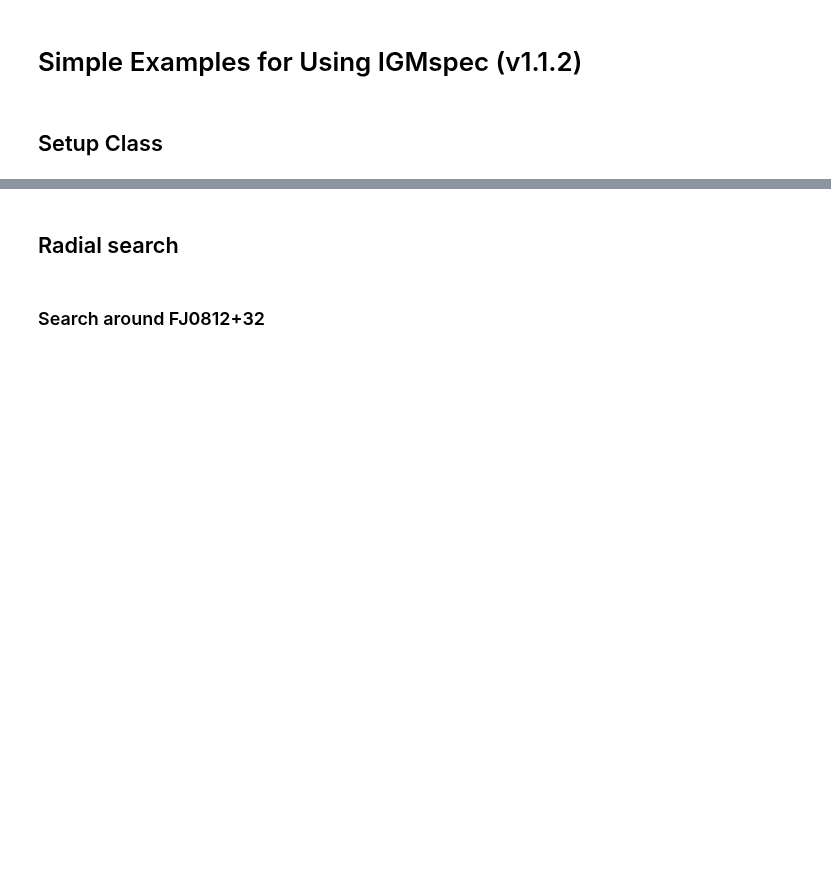
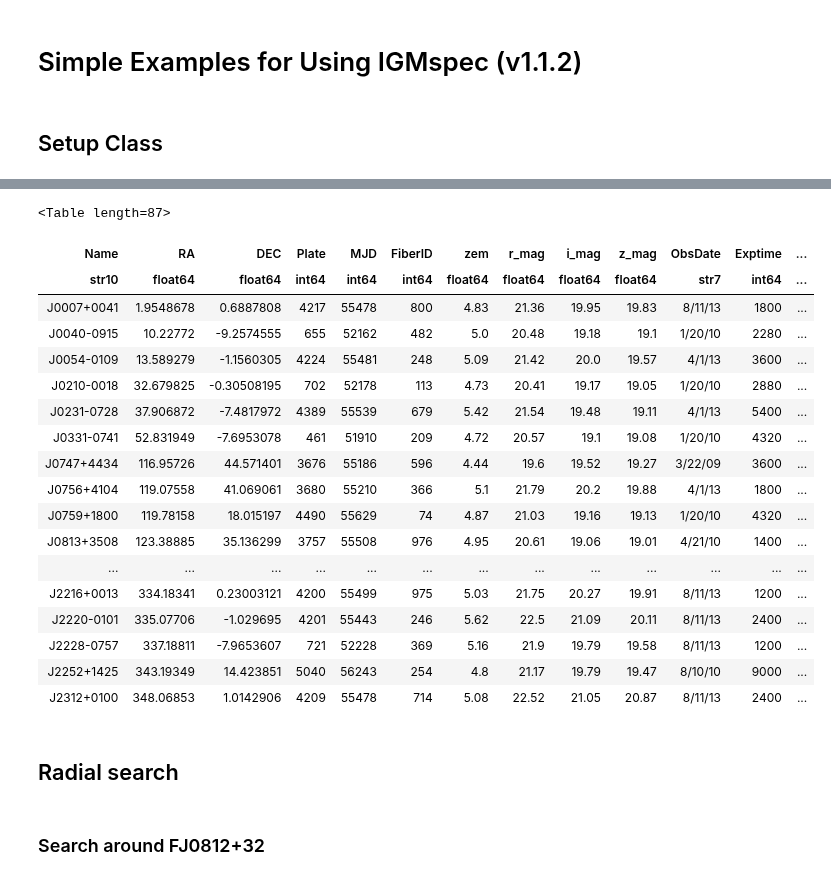
Before and after one commit to specdb/igmspec, a Jupyter notebook: docs/examples/Simple_Usage.ipynb, the cells around one changed output, grey strips where cells are left out. Cells and saved outputs as stored; diff of their text form; code cells hidden in the pictures; blank space fills up the shorter version.

```diff
--- a/docs/examples/Simple_Usage.ipynb
+++ b/docs/examples/Simple_Usage.ipynb
@@ -34,4 +34,28 @@ igmsp.idb
 >
+# %%
+meta = igmsp.grab_meta('ESI_DLA')
+# %%
+meta
+# %% [output]
+<Table length=87>
+| Name | RA | DEC | Plate | MJD | FiberID | zem | r_mag | i_mag | z_mag | ObsDate | Exptime | ... |
+| str10 | float64 | float64 | int64 | int64 | int64 | float64 | float64 | float64 | float64 | str7 | int64 | ... |
+| J0007+0041 | 1.9548678 | 0.6887808 | 4217 | 55478 | 800 | 4.83 | 21.36 | 19.95 | 19.83 | 8/11/13 | 1800 | ... |
+| J0040-0915 | 10.22772 | -9.2574555 | 655 | 52162 | 482 | 5.0 | 20.48 | 19.18 | 19.1 | 1/20/10 | 2280 | ... |
+| J0054-0109 | 13.589279 | -1.1560305 | 4224 | 55481 | 248 | 5.09 | 21.42 | 20.0 | 19.57 | 4/1/13 | 3600 | ... |
+| J0210-0018 | 32.679825 | -0.30508195 | 702 | 52178 | 113 | 4.73 | 20.41 | 19.17 | 19.05 | 1/20/10 | 2880 | ... |
+| J0231-0728 | 37.906872 | -7.4817972 | 4389 | 55539 | 679 | 5.42 | 21.54 | 19.48 | 19.11 | 4/1/13 | 5400 | ... |
+| J0331-0741 | 52.831949 | -7.6953078 | 461 | 51910 | 209 | 4.72 | 20.57 | 19.1 | 19.08 | 1/20/10 | 4320 | ... |
+| J0747+4434 | 116.95726 | 44.571401 | 3676 | 55186 | 596 | 4.44 | 19.6 | 19.52 | 19.27 | 3/22/09 | 3600 | ... |
+| J0756+4104 | 119.07558 | 41.069061 | 3680 | 55210 | 366 | 5.1 | 21.79 | 20.2 | 19.88 | 4/1/13 | 1800 | ... |
+| J0759+1800 | 119.78158 | 18.015197 | 4490 | 55629 | 74 | 4.87 | 21.03 | 19.16 | 19.13 | 1/20/10 | 4320 | ... |
+| J0813+3508 | 123.38885 | 35.136299 | 3757 | 55508 | 976 | 4.95 | 20.61 | 19.06 | 19.01 | 4/21/10 | 1400 | ... |
+| ... | ... | ... | ... | ... | ... | ... | ... | ... | ... | ... | ... | ... |
+| J2216+0013 | 334.18341 | 0.23003121 | 4200 | 55499 | 975 | 5.03 | 21.75 | 20.27 | 19.91 | 8/11/13 | 1200 | ... |
+| J2220-0101 | 335.07706 | -1.029695 | 4201 | 55443 | 246 | 5.62 | 22.5 | 21.09 | 20.11 | 8/11/13 | 2400 | ... |
+| J2228-0757 | 337.18811 | -7.9653607 | 721 | 52228 | 369 | 5.16 | 21.9 | 19.79 | 19.58 | 8/11/13 | 1200 | ... |
+| J2252+1425 | 343.19349 | 14.423851 | 5040 | 56243 | 254 | 4.8 | 21.17 | 19.79 | 19.47 | 8/10/10 | 9000 | ... |
+| J2312+0100 | 348.06853 | 1.0142906 | 4209 | 55478 | 714 | 5.08 | 22.52 | 21.05 | 20.87 | 8/11/13 | 2400 | ... |
 # %% [markdown]
 ## Radial search
 # %% [markdown]
```
Also changed, not shown: parts of 7 cells of this notebook, 1 other file.
